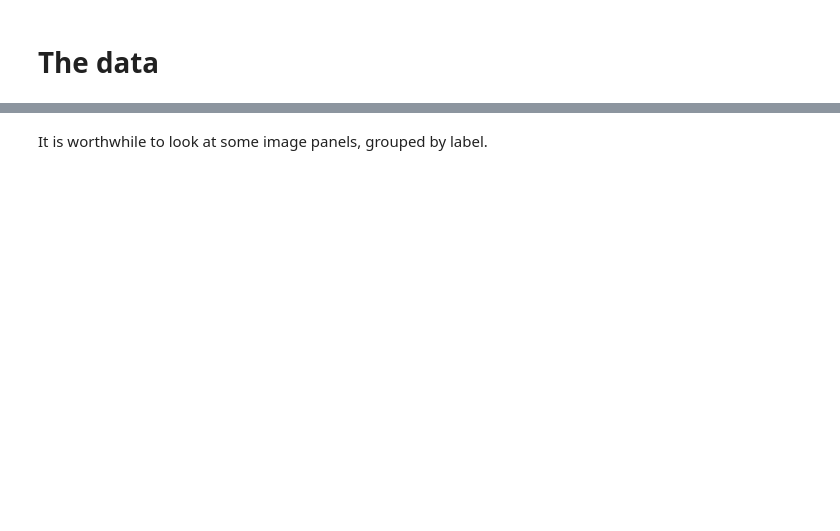
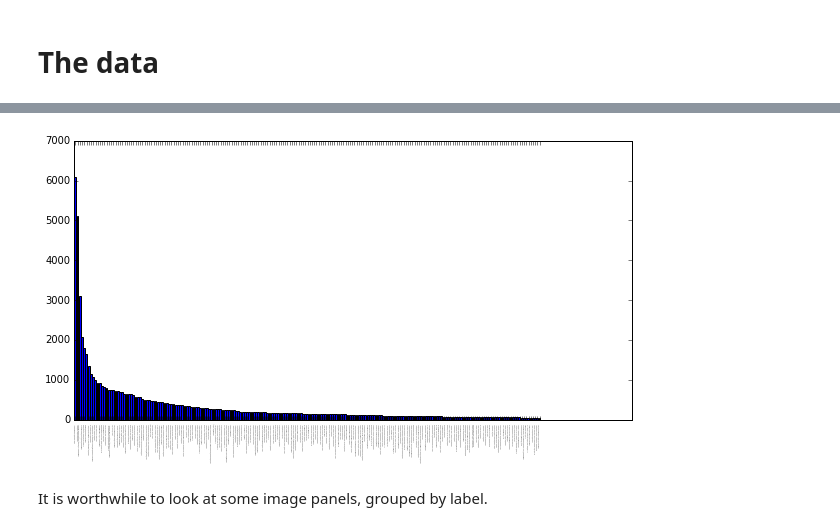
Before and after one commit to paris-saclay-cds/ramp-board, a Jupyter notebook: problems/pollenating_insects_2/starting_kit/pollenating_insects_2_starting_kit.ipynb, the cells around one changed output, grey strips where cells are left out. Drawn from its saved outputs; the diff is of its cells as text; code cells hidden in the pictures; blank space fills up the shorter version.

```diff
--- a/problems/pollenating_insects_2/starting_kit/pollenating_insects_2_starting_kit.ipynb
+++ b/problems/pollenating_insects_2/starting_kit/pollenating_insects_2_starting_kit.ipynb
@@ -137,7 +136,10 @@ The class distribution is quite heavy tail: 30% of the images are ordinary bees,
 # %%
-train_df = pd.read_csv('train.csv')[['taxa_name', 'taxa_code', 'class']]
-labels_df = train_df.groupby('class').max()[['taxa_name']]
-counts_df = train_df.groupby('class').count()[['taxa_code']].rename(
-    columns={'taxa_code': 'count'})
+train_df = pd.read_csv('train.csv')[['taxon', 'class']]
+print len(train_df)
+labels_df = train_df.groupby('class').max()[['taxon']]
+counts_df = train_df.groupby('class').count()[['taxon']].rename(
+    columns={'taxon': 'count'})
 labels_df = labels_df.join(counts_df).sort_values('count', ascending=False)
+print len(labels_df[labels_df['count'] < 200])
+print labels_df[labels_df['count'] < 200].sum()['count']
 labels_df
@@ -144,14 +168,16 @@ labels_df
 # %%
 import sys
 
 reload(sys)
 sys.setdefaultencoding('utf8')
 
 plt.figure(figsize=(10, 5))
 
 x = np.arange(len(labels_df))
 plt.bar(x, labels_df['count'])
-plt.xticks(x + 0.5, labels_df['taxa_name'], rotation=90, fontsize=15);
+plt.xticks(x + 0.5, labels_df['taxon'], rotation=90, fontsize=1);
+# %% [output]
+[figure, added]
 # %% [markdown]
 It is worthwhile to look at some image panels, grouped by label.
 # %%
```
Also changed, not shown: parts of 15 cells of this notebook.
